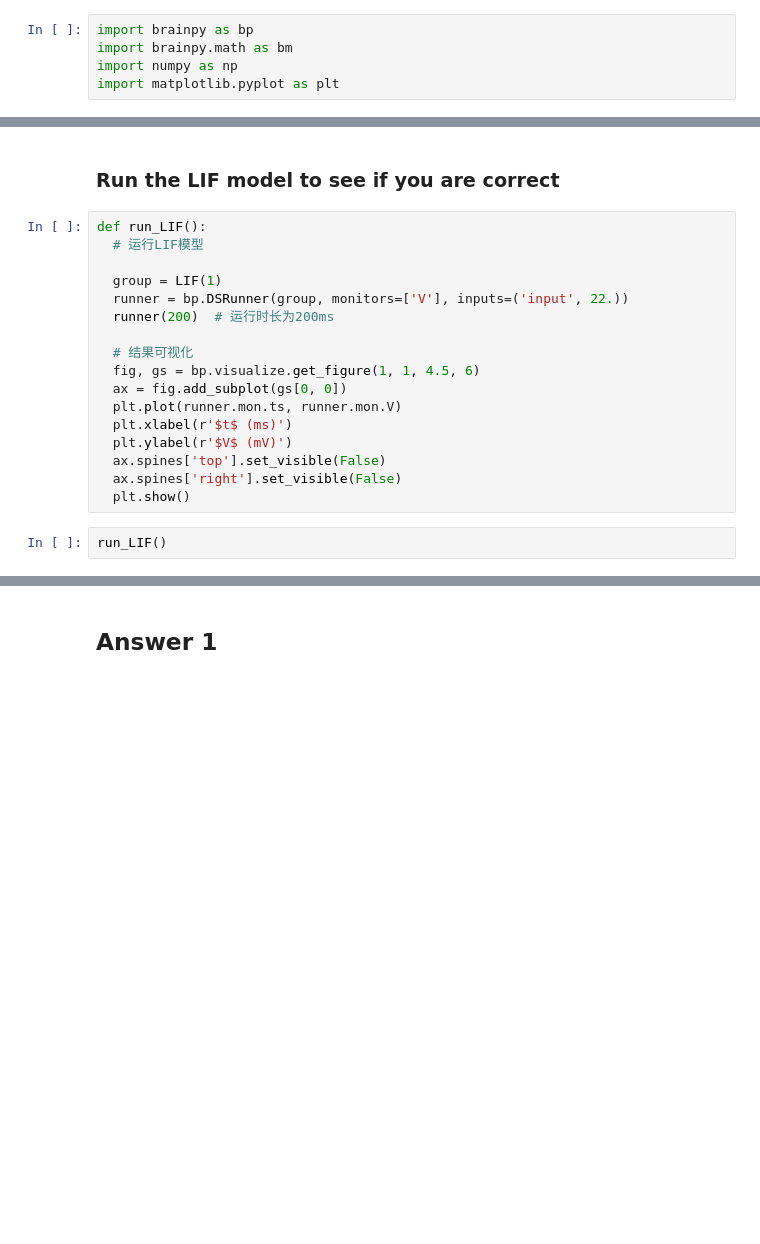
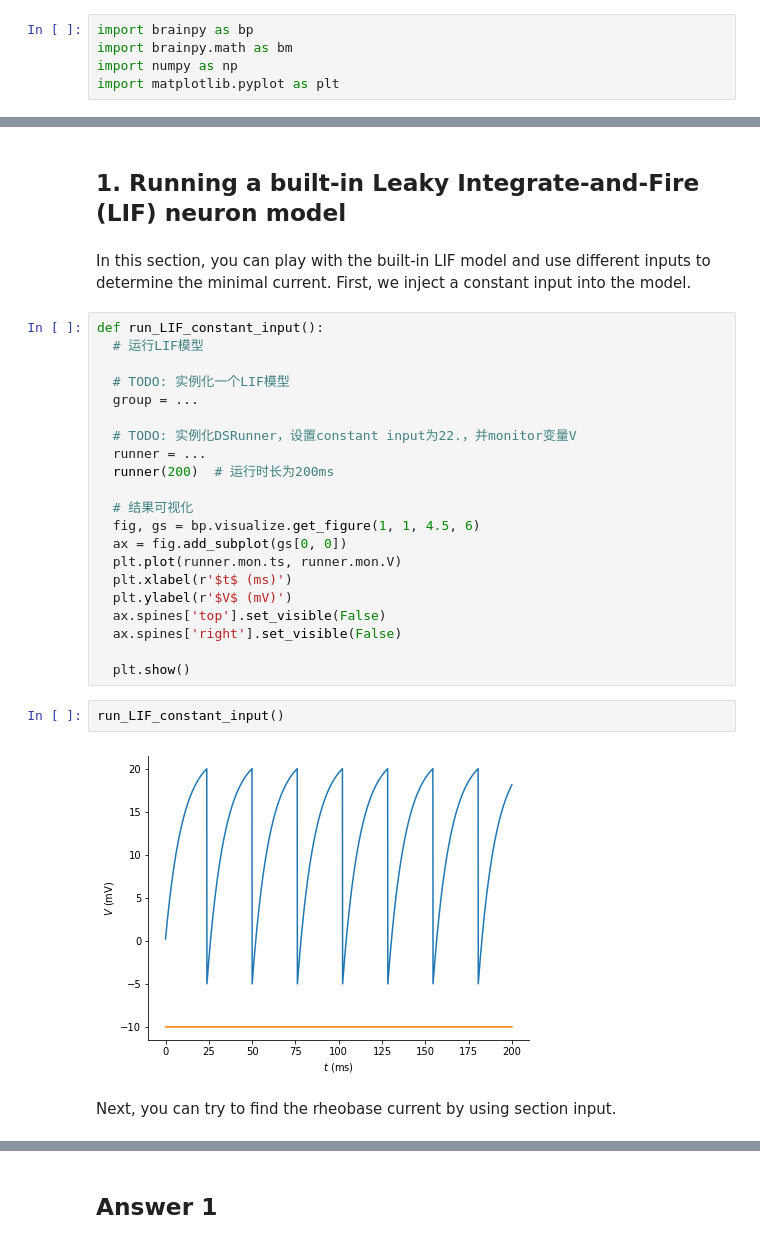
Before and after one commit to Routhleck/BrainPy-course-notes, a Jupyter notebook: codes/3 LIF/Day 3 基础作业.ipynb, the cells around one changed output, grey strips where cells are left out. Cells and saved outputs as stored; diff of their text form; blank space fills up the shorter version.

```diff
--- a/codes/3 LIF/Day 3 基础作业.ipynb
+++ b/codes/3 LIF/Day 3 基础作业.ipynb
@@ -70,11 +8,16 @@ class LIF(bp.dyn.NeuDyn):
-# %% [markdown]
-### Run the LIF model to see if you are correct
+# %% [markdown]
+## 1. Running a built-in Leaky Integrate-and-Fire (LIF) neuron model
+# %% [markdown]
+In this section, you can play with the built-in LIF model and use different inputs to determine the minimal current. First, we inject a constant input into the model.
 # %%
-def run_LIF():
+def run_LIF_constant_input():
   # 运行LIF模型
 
-  group = LIF(1)
-  runner = bp.DSRunner(group, monitors=['V'], inputs=('input', 22.))
+  # TODO: 实例化一个LIF模型
+  group = ...
+
+  # TODO: 实例化DSRunner，设置constant input为22.，并monitor变量V
+  runner = ...
   runner(200)  # 运行时长为200ms
 
   # 结果可视化
@@ -85,6 +28,11 @@ def run_LIF():
   plt.ylabel(r'$V$ (mV)')
   ax.spines['top'].set_visible(False)
   ax.spines['right'].set_visible(False)
+
   plt.show()
-# %%
-run_LIF()
+# %%
+run_LIF_constant_input()
+# %% [output]
+[figure, added]
+# %% [markdown]
+Next, you can try to find the rheobase current by using section input.
```
Also changed, not shown: parts of 31 cells of this notebook, 17 other files.
